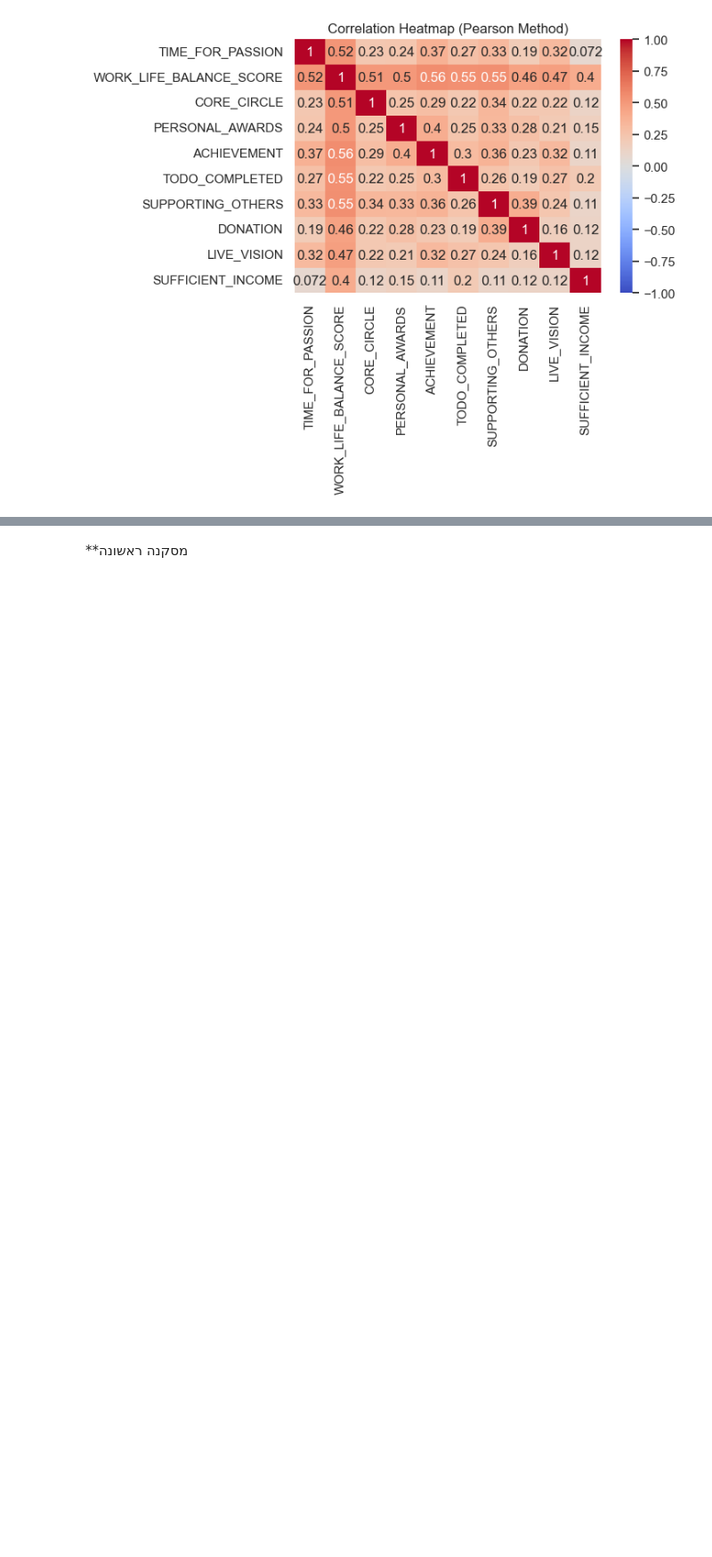
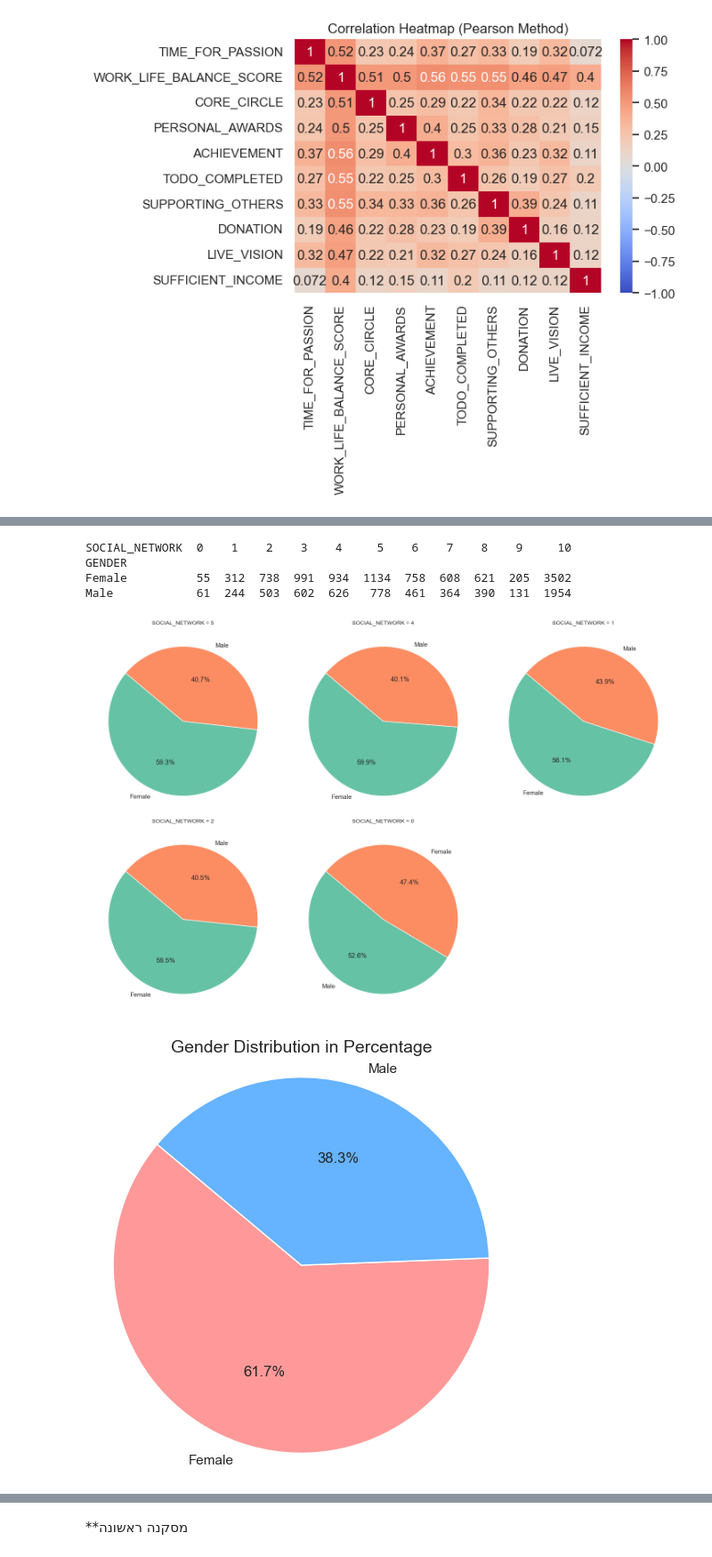
Before and after one commit to ariel7525/Wellbeing_and_lifestyle_data_Kaggle, a Jupyter notebook: my_project.ipynb, the cells around one changed output, grey strips where cells are left out. Shown at 89% size. Saved outputs shown, nothing was run; the diff lists cells and outputs as text; code cells hidden in the pictures; blank space fills up the shorter version.

```diff
--- a/my_project.ipynb
+++ b/my_project.ipynb
@@ -259,0 +250,8 @@ plt.show()
+# %%
+distribution_by_gender = life_df.groupby('GENDER')['SOCIAL_NETWORK'].value_counts().unstack().fillna(0)
+print(distribution_by_gender)
+# %% [output]
+SOCIAL_NETWORK  0    1    2    3    4     5    6    7    8    9     10
+GENDER
+Female          55  312  738  991  934  1134  758  608  621  205  3502
+Male            61  244  503  602  626   778  461  364  390  131  1954
@@ -259,0 +260,33 @@ plt.show()
+# %%
+social_network_values = life_df['SOCIAL_NETWORK'].unique()
+filtered_values = []
+for value in social_network_values:
+    subset = life_df[life_df['SOCIAL_NETWORK'] == value]
+    gender_distribution = subset['GENDER'].value_counts(normalize=True) * 100
+    if gender_distribution.get('Male', 0) > 40:
+        filtered_values.append(value)
+num_cols = 3
+num_rows = (len(filtered_values) + num_cols - 1) // num_cols
+fig, axes = plt.subplots(num_rows, num_cols, figsize=(15, 10))
+axes = axes.flatten()
+small_colors = ['#66c2a5', '#fc8d62']
+for ax, value in zip(axes, filtered_values):
+    subset = life_df[life_df['SOCIAL_NETWORK'] == value]
+    gender_distribution = subset['GENDER'].value_counts(normalize=True) * 100
+    ax.pie(gender_distribution, labels=gender_distribution.index, autopct='%1.1f%%', startangle=140, colors=small_colors)
+    ax.set_title(f'SOCIAL_NETWORK = {value}', fontsize=10)
+for ax in axes[len(filtered_values):]:
+    ax.axis('off')
+
+plt.tight_layout()
+plt.show()
+gender_distribution = life_df['GENDER'].value_counts(normalize=True) * 100
+large_colors = ['#ff9999', '#66b3ff']
+plt.figure(figsize=(6, 6))
+plt.pie(gender_distribution, labels=gender_distribution.index, autopct='%1.1f%%', startangle=140, colors=large_colors)
+plt.title('Gender Distribution in Percentage', fontsize=14)
+plt.axis('equal')
+plt.show()
+# %% [output]
+[figure, added]
+[figure, added]
```
Also changed, not shown: parts of 32 cells of this notebook.
